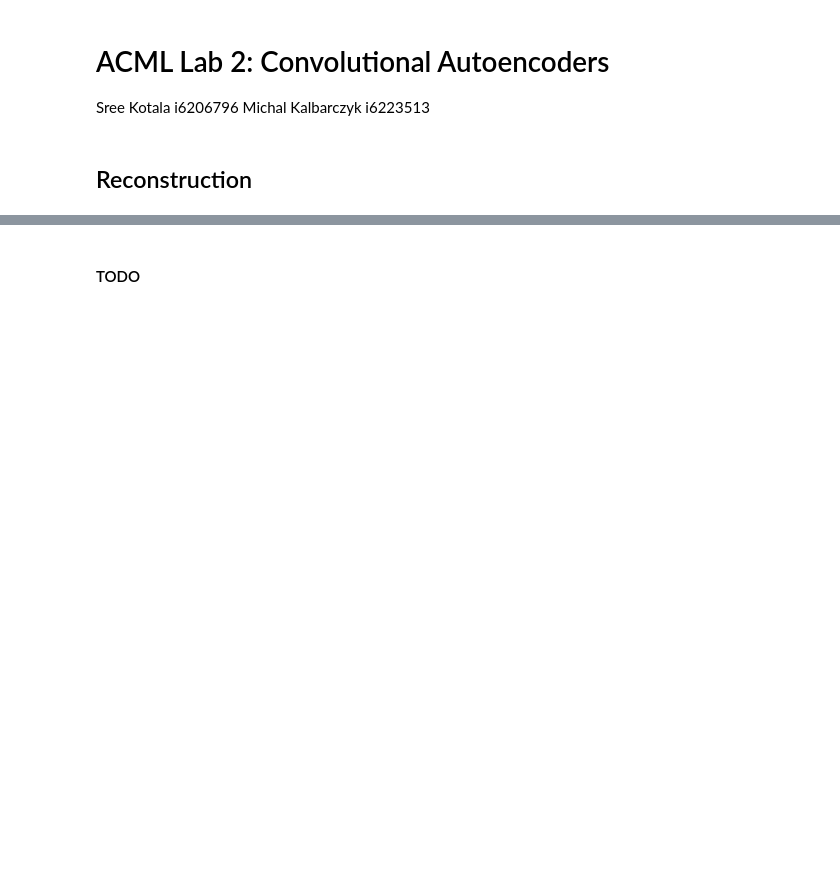
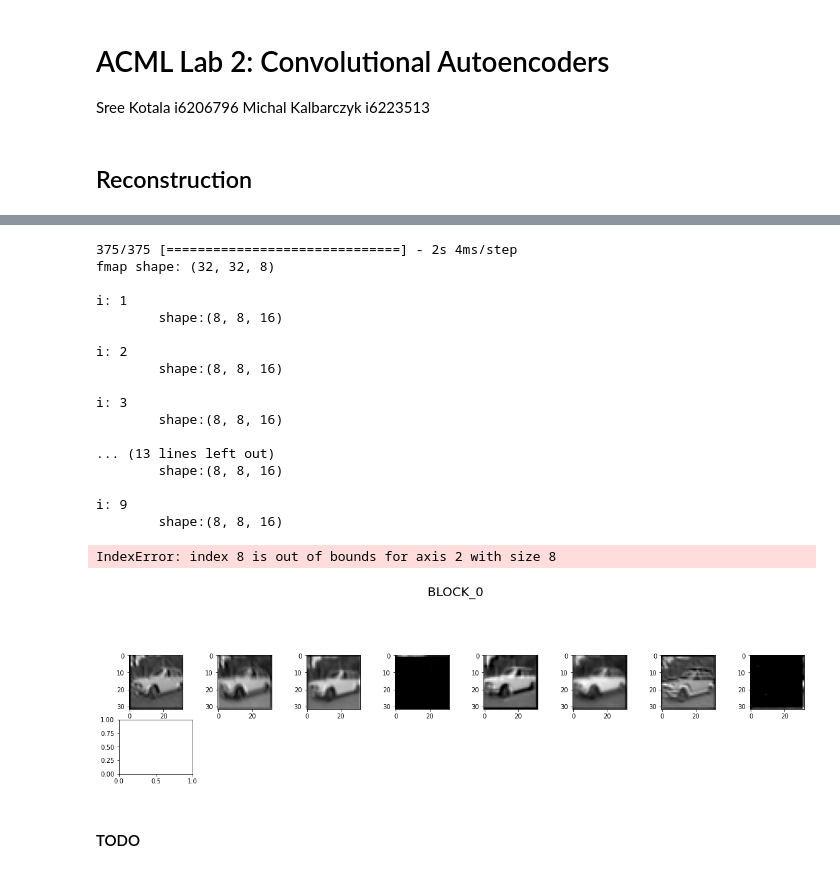
Before and after one commit to SreeKotala/ACML-Lab-2, a Jupyter notebook: ACML lab 2.ipynb, the cells around one changed output, grey strips where cells are left out. Cells and saved outputs as stored; diff of their text form; code cells hidden in the pictures; blank space fills up the shorter version.

```diff
--- a/ACML lab 2.ipynb
+++ b/ACML lab 2.ipynb
@@ -158,3 +237,46 @@ Clipping input data to the valid range for imshow with RGB data ([0..1] for floa
+# %%
+model = Model(inputs=model.inputs , outputs=model.output)
+
+blocks = [0, 2, 4]
+outputs = [autoencoder.encoder.layers[i].output for i in blocks]
+
+model2 = Model(inputs = model.inputs, outputs = outputs)
+
+predictions = model2.predict(X_test[:])
+feature_map = predictions[0]
+
+for i, fmap in zip(blocks, feature_map):
+    print(f"fmap shape: {fmap.shape}")
+    fig = plt.figure(figsize=(20,15))
+
+    #https://stackoverflow.com/a/12444777
+    fig.suptitle("BLOCK_{}".format(i) , fontsize=20)
+    for i in range(1, features.shape[2]+1):
+        print(f"\ni: {i}\n\tshape:{features.shape}")
+        plt.subplot(8,8,i)
+        plt.imshow(fmap[:,:,i-1] , cmap='gray')
+
+plt.show()
+# %% [output]
+375/375 [==============================] - 2s 4ms/step
+fmap shape: (32, 32, 8)
+
+i: 1
+        shape:(8, 8, 16)
+
+i: 2
+        shape:(8, 8, 16)
+
+i: 3
+        shape:(8, 8, 16)
+
+... (13 lines left out)
+        shape:(8, 8, 16)
+
+i: 9
+        shape:(8, 8, 16)
+IndexError: index 8 is out of bounds for axis 2 with size 8
+[figure, added]
 # %% [markdown]
 #### TODO
 # %% [markdown]
```
Also changed, not shown: parts of 10 cells of this notebook.
